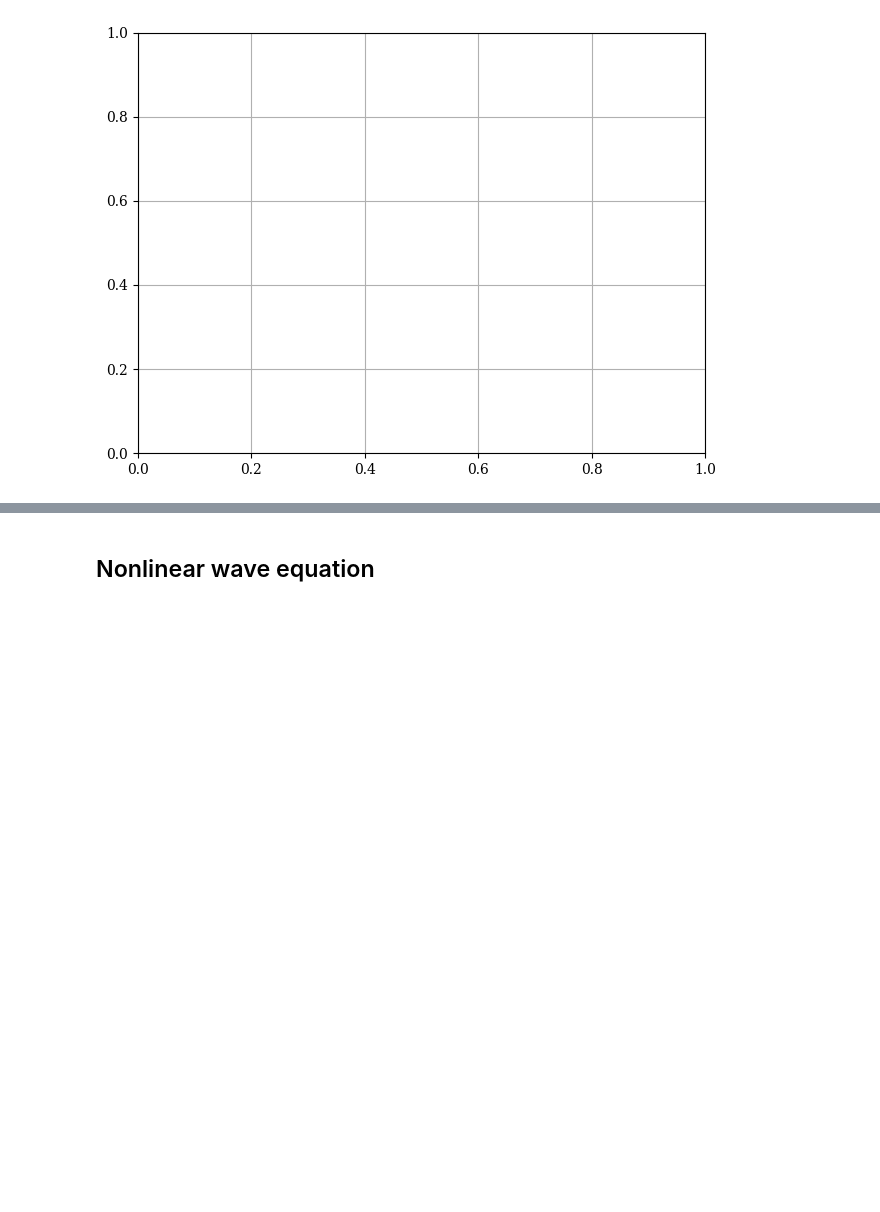
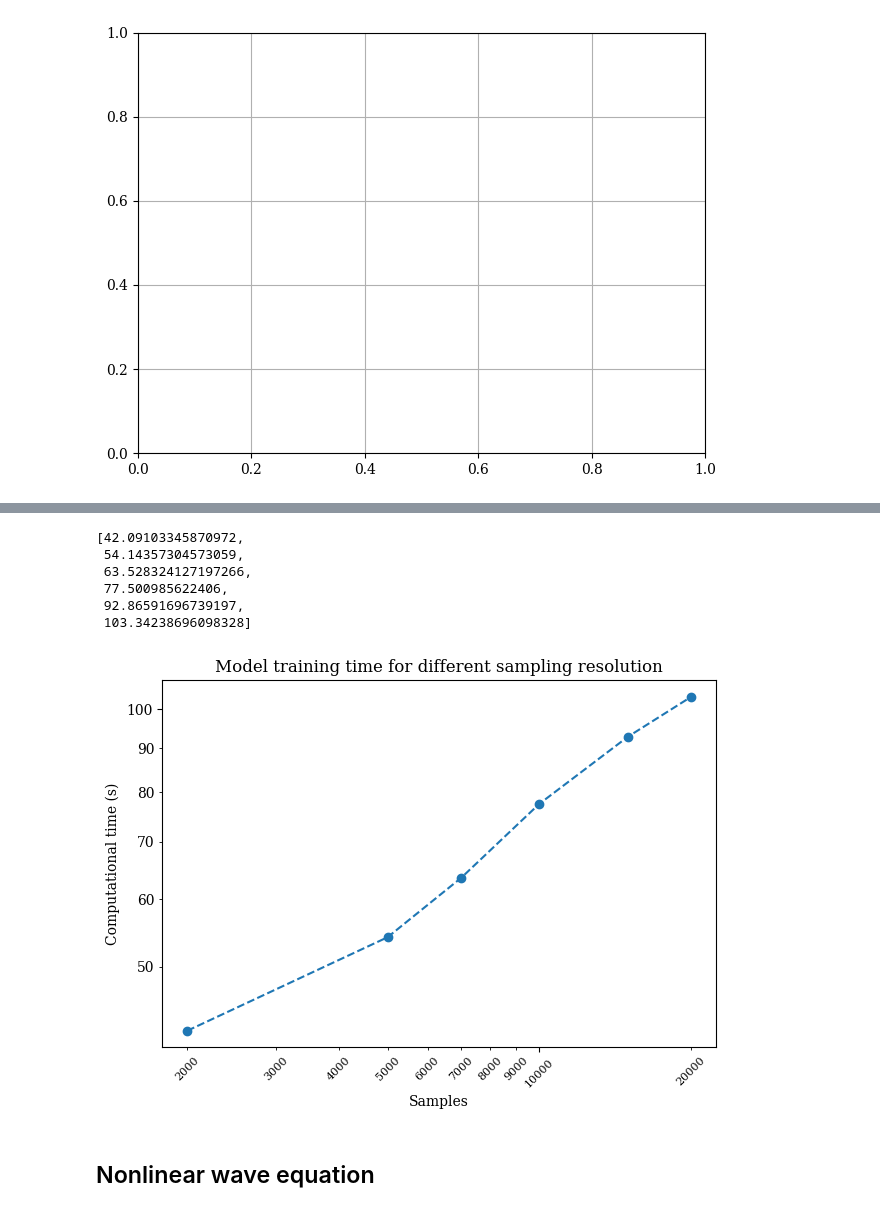
Before and after one commit to elaraproject/elara-pdes-tutorial, a Jupyter notebook: Reference.ipynb, the cells around one changed output, grey strips where cells are left out. Drawn from its saved outputs; the diff is of its cells as text; code cells hidden in the pictures; blank space fills up the shorter version.

Commit message:
Finished computational complexity plot

```diff
--- a/Reference.ipynb
+++ b/Reference.ipynb
@@ -226,0 +226,27 @@ for frame in trange(frames):
+# %%
+def test_train_time(samples, epochs=600):
+    print(f"Starting benchmarking with {samples} samples")
+    start = time.time()
+    problem = WaveEquationGaussian()
+    problem.discretise_domain(samples, "random", domains="all")
+    model = FeedForward(len(wave_problem.input_variables), len(wave_problem.output_variables))
+    pinn = PINN(problem, model)
+    trainer = Trainer(
+        solver=pinn,
+        max_epochs=epochs,
+        accelerator="cpu",
+        train_size=1.0,
+    )
+    trainer.train()
+    done = time.time()
+    elapsed = done - start
+    print("Complete.")
+    return elapsed
+# %%
+def get_training_times(sample_sizes):
+    training_times = [0 for _ in range(len(sample_sizes))]
+    for idx, sample_size in enumerate(sample_sizes):
+        training_times[idx] = test_train_time(sample_size)
+    return sample_sizes, training_times
+# %%
+samples, train_times = get_training_times([2000, 5000, 7000, 10000, 15000, 20000])
@@ -227,3 +371,31 @@ for frame in trange(frames):
+# %%
+train_times
+# %% [output]
+[42.09103345870972,
+ 54.14357304573059,
+ 63.528324127197266,
+ 77.500985622406,
+ 92.86591696739197,
+ 103.34238696098328]
+# %%
+fig, ax = plt.subplots()
+ax.set_title("Model training time for different sampling resolution")
+ax.loglog(samples, train_times, linestyle="--")
+ax.scatter(samples, train_times)
+ax.xaxis.set_major_formatter(mticker.ScalarFormatter())
+ax.yaxis.set_major_formatter(mticker.ScalarFormatter())
+ax.yaxis.set_minor_formatter(mticker.ScalarFormatter())
+ax.xaxis.set_minor_formatter(mticker.ScalarFormatter())
+ax.xaxis.get_minor_formatter().set_useOffset(True)
+plt.grid(False)
+ax.set_xlabel("Samples")
+ax.set_ylabel("Computational time (s)")
+
+ax.tick_params(axis='x', which='major', labelsize=8, labelrotation=45)
+ax.tick_params(axis='x', which='minor', labelsize=8, labelrotation=45)
+plt.show()
+# %% [output]
+[figure, added]
 # %% [markdown]
 ## Nonlinear wave equation
 # %% [markdown]
```
Also changed, not shown: parts of 8 cells of this notebook.
